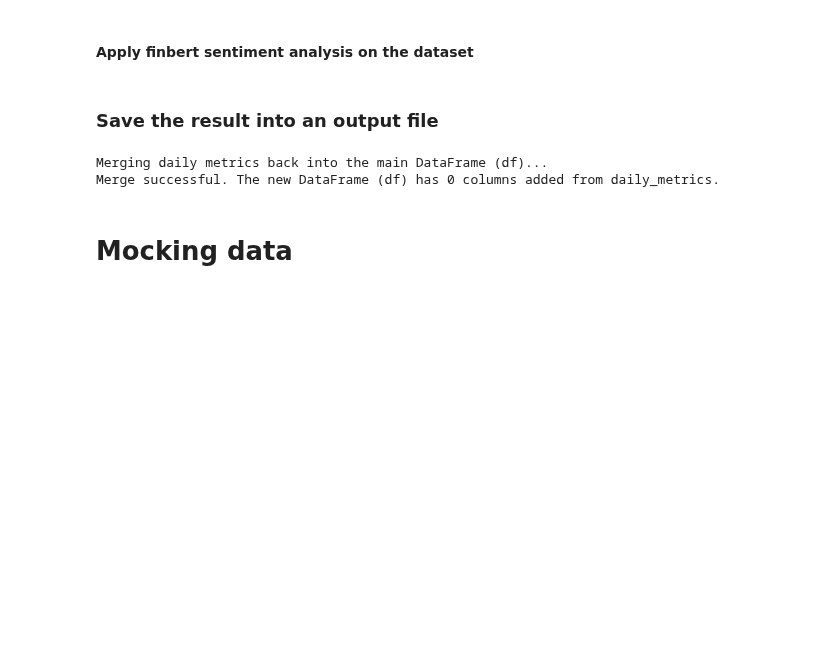
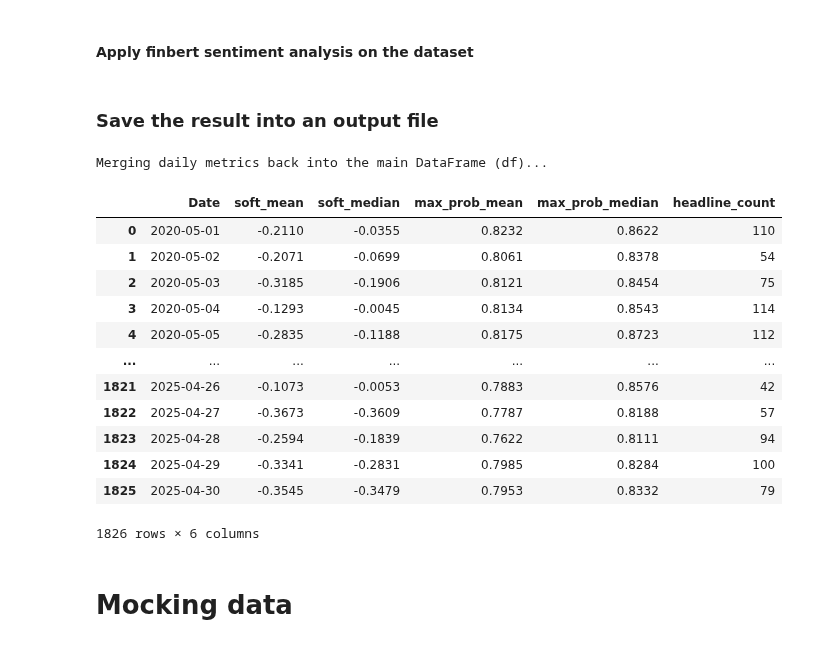
Before and after one commit to AminFiroozi/Belief-Dispersion, a Jupyter notebook: main.ipynb, the cells around one changed output. Saved outputs shown, nothing was run; the diff lists cells and outputs as text; code cells hidden in the pictures; blank space fills up the shorter version.

```diff
--- a/main.ipynb
+++ b/main.ipynb
@@ -319,7 +333,7 @@ daily_metrics.to_csv("result2.csv", index=True)
 # df.to_csv("result2.csv", index=False)
 # %%
 # Assuming the initial aggregation steps have been completed:
-df['day'] = pd.to_datetime(df['date']).dt.date
+df['Date'] = pd.to_datetime(df['date']).dt.date
 
 # 2. Calculate max_prob for each headline (highest probability among the three scores)
 df['max_prob'] = df[['positivity', 'negativity', 'neutrality']].max(axis=1)
@@ -328,44 +342,54 @@ df['max_prob'] = df[['positivity', 'negativity', 'neutrality']].max(axis=1)
 volume_column = 'headline'
 
 # 3. Perform the daily aggregation
-daily_metrics = df.groupby('day').agg(
+daily_metrics = df.groupby('Date').agg(
     # Soft Score Metrics
     soft_mean=('sentiment', 'mean'),
     soft_median=('sentiment', 'median'),
 
     # Max Probability Metrics
     max_prob_mean=('max_prob', 'mean'),
     max_prob_median=('max_prob', 'median'),
 
     # Volume Metric
     headline_count=(volume_column, 'count')
 ).round(4).reset_index()
 
 # --- MERGING daily_metrics INTO df ---
 print("Merging daily metrics back into the main DataFrame (df)...")
 
 # --- FIX: Drop the pre-existing 'soft_mean' column from df before merge ---
 if 'soft_mean' in df.columns:
     df = df.drop(columns=['soft_mean'])
     print("Removed old 'soft_mean' column from df to prevent duplication.")
 # -----------------------------------------------------------------------
 
-# Convert the 'day' column in df to the same type as in daily_metrics (datetime.date object)
+# Convert the 'Date' column in df to the same type as in daily_metrics (datetime.date object)
 # This is crucial for a successful merge.
 df = pd.merge(
     df,
     daily_metrics,
-    on='day',
+    on='Date',
     how='left' # Use a left merge to keep all original headlines
 )
 
-# Recalculate the number of new columns after dropping one (if it existed)
-num_new_cols = df.shape[1] - df.shape[1]
-print(f"Merge successful. The new DataFrame (df) has {num_new_cols} columns added from daily_metrics.")
-# --- End of Merging Code ---
+
+daily_metrics
 # %% [output]
 Merging daily metrics back into the main DataFrame (df)...
-Merge successful. The new DataFrame (df) has 0 columns added from daily_metrics.
+|  | Date | soft_mean | soft_median | max_prob_mean | max_prob_median | headline_count |
+| 0 | 2020-05-01 | -0.2110 | -0.0355 | 0.8232 | 0.8622 | 110 |
+| 1 | 2020-05-02 | -0.2071 | -0.0699 | 0.8061 | 0.8378 | 54 |
+| 2 | 2020-05-03 | -0.3185 | -0.1906 | 0.8121 | 0.8454 | 75 |
+| 3 | 2020-05-04 | -0.1293 | -0.0045 | 0.8134 | 0.8543 | 114 |
+| 4 | 2020-05-05 | -0.2835 | -0.1188 | 0.8175 | 0.8723 | 112 |
+| ... | ... | ... | ... | ... | ... | ... |
+| 1821 | 2025-04-26 | -0.1073 | -0.0053 | 0.7883 | 0.8576 | 42 |
+| 1822 | 2025-04-27 | -0.3673 | -0.3609 | 0.7787 | 0.8188 | 57 |
+| 1823 | 2025-04-28 | -0.2594 | -0.1839 | 0.7622 | 0.8111 | 94 |
+| 1824 | 2025-04-29 | -0.3341 | -0.2831 | 0.7985 | 0.8284 | 100 |
+| 1825 | 2025-04-30 | -0.3545 | -0.3479 | 0.7953 | 0.8332 | 79 |
+1826 rows × 6 columns
 # %%
 df.to_csv("result3.csv", index=False)
 # %% [markdown]
```
Also changed, not shown: parts of 31 cells of this notebook, 2 other files.
